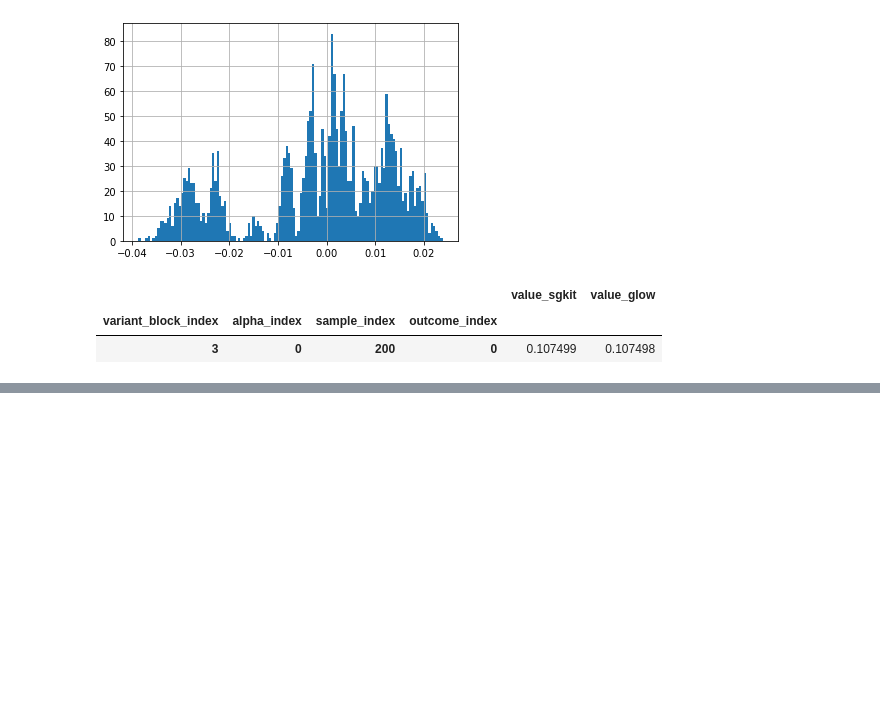
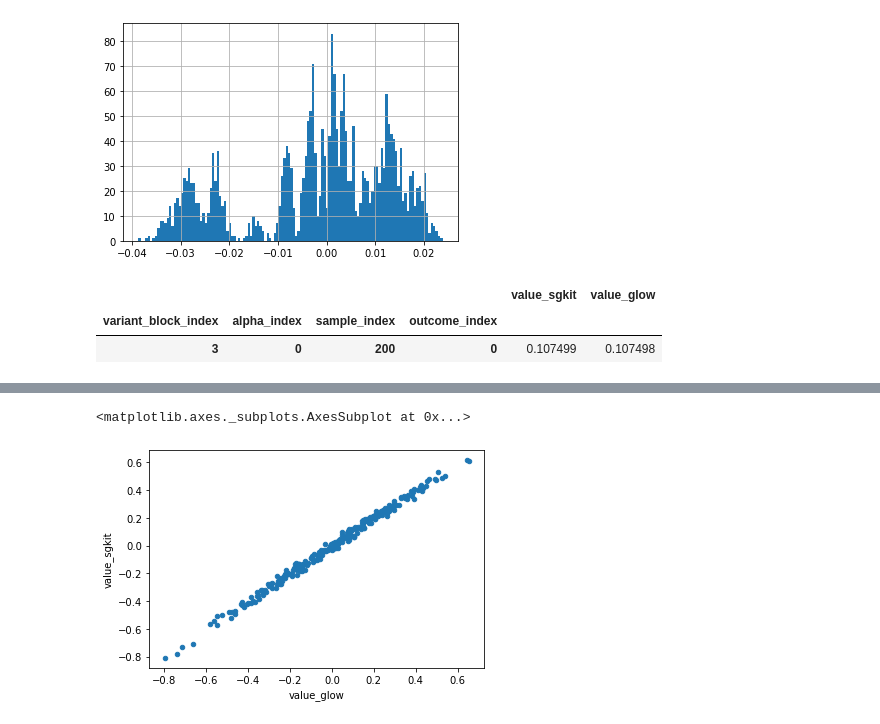
Before and after one commit to eric-czech/sgkit-dev, a Jupyter notebook: method/regenie/validation/sgkit_wgr.ipynb, the cells around one changed output, grey strips where cells are left out. Cells and saved outputs as stored; diff of their text form; code cells hidden in the pictures; blank space fills up the shorter version.

```diff
--- a/method/regenie/validation/sgkit_wgr.ipynb
+++ b/method/regenie/validation/sgkit_wgr.ipynb
@@ -265,0 +276,3 @@ dfcomp[np.isclose(dfcomp['value_sgkit'], dfcomp['value_glow'])]
+# %%
+yp2 = YP2.compute()
+yp2.shape
@@ -265,0 +281,3 @@ dfcomp[np.isclose(dfcomp['value_sgkit'], dfcomp['value_glow'])]
+# %%
+dfgl = pd.read_csv('result/glow/sim_01-v100-b50/predictions.csv', index_col='sample_id')
+dfgl.head()
@@ -265,0 +292,4 @@ dfcomp[np.isclose(dfcomp['value_sgkit'], dfcomp['value_glow'])]
+# %%
+assert yp2.shape == dfgl.shape
+dfsg = pd.DataFrame(yp2, columns=dfgl.columns, index=dfgl.index)
+dfsg.head()
@@ -265,0 +304,7 @@ dfcomp[np.isclose(dfcomp['value_sgkit'], dfcomp['value_glow'])]
+# %%
+dfcomp = pd.concat([
+    dfsg.rename_axis('outcome', axis='columns').stack().rename('value_sgkit'),
+    dfgl.rename_axis('outcome', axis='columns').stack().rename('value_glow'),
+], axis=1, join='outer')
+assert len(dfcomp.dropna()) == len(dfsg) == len(dfgl)
+dfcomp.head()
@@ -265,0 +319,5 @@ dfcomp[np.isclose(dfcomp['value_sgkit'], dfcomp['value_glow'])]
+# %%
+dfcomp.plot(kind='scatter', x='value_glow', y='value_sgkit')
+# %% [output]
+<matplotlib.axes._subplots.AxesSubplot at 0x...>
+[figure, added]
```
Also changed, not shown: parts of 16 cells of this notebook, 6 other files.
